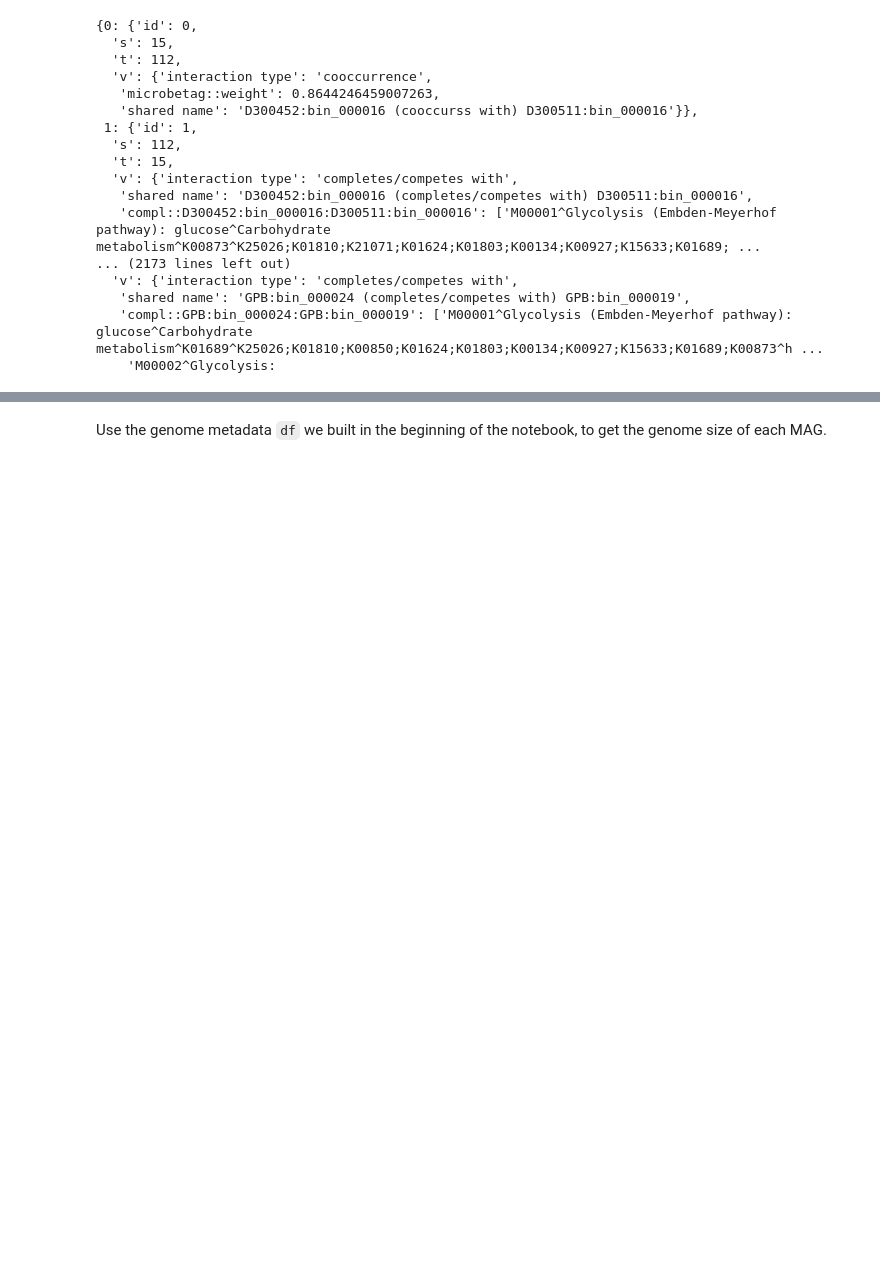
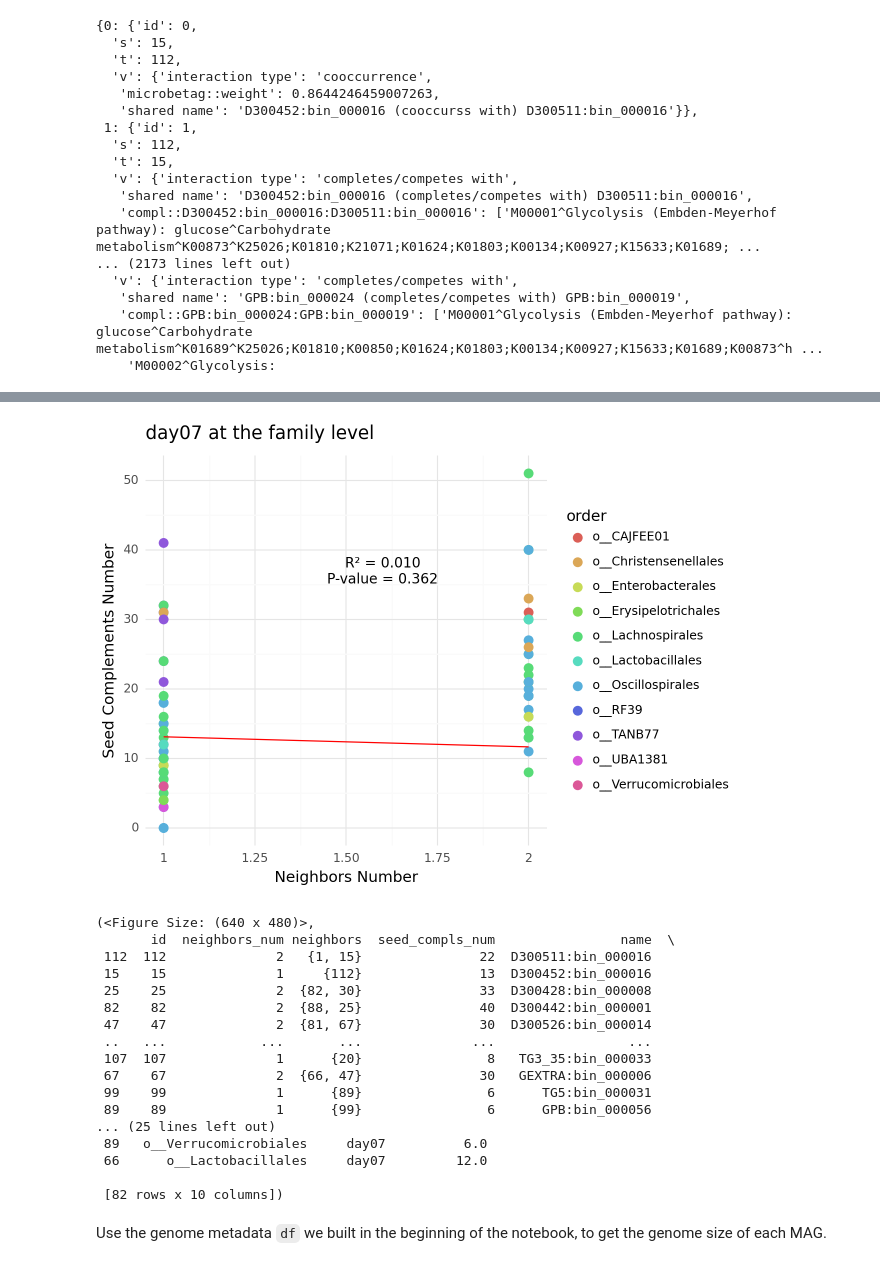
Before and after one commit to hariszaf/AMAC005_chicken_salmonella, a Jupyter notebook: microbetag_analysis/per_day_cx_stats.ipynb, the cells around one changed output, grey strips where cells are left out. Cells and saved outputs as stored; diff of their text form; code cells hidden in the pictures; blank space fills up the shorter version.

```diff
--- a/microbetag_analysis/per_day_cx_stats.ipynb
+++ b/microbetag_analysis/per_day_cx_stats.ipynb
@@ -307,19 +305,22 @@ day7.cx2.get_edges()
    'compl::GPB:bin_000024:GPB:bin_000019': ['M00001^Glycolysis (Embden-Meyerhof pathway): glucose^Carbohydrate metabolism^K01689^K25026;K01810;K00850;K01624;K01803;K00134;K00927;K15633;K01689;K00873^h ...
     'M00002^Glycolysis:
 # %%
-dfs = []
+dfs = {}
 
 ratio_ggplots = []
 
 
-for idx, day in enumerate(days_parsed_nets):                      # # NOTE (Haris Zafeiropoulos, 2025-04-02):  Enumerate will keep the same order as long as we do not edit the days_parased_nets dictionary
+for _, day in enumerate(days_parsed_nets):                      # # NOTE (Haris Zafeiropoulos, 2025-04-02):  Enumerate will keep the same order as long as we do not edit the days_parased_nets dictionary
 
     day_net = days_parsed_nets[day]
 
-    rplot, df = process_cooccurrence_and_regression(
+    df = process_cooccurrence_and_regression(
         day_net, day, metabolites, env_set
     )
 
-    ratio_ggplots.append(rplot)
+    dfs[day] = df
 
-    dfs.append(df)
+
+for day, df in dfs.items():
+
+        ratio_ggplots.append( plot_neighbors_per_seed_compl(df, day,  model="WLS") )  # or OLS
@@ -326,3 +365,24 @@ for idx, day in enumerate(days_parsed_nets):                      # # NOTE (Hari
+# %%
+ratio_ggplots[0]
+# %% [output]
+[figure, added]
+(<Figure Size: (640 x 480)>,
+       id  neighbors_num neighbors  seed_compls_num                name  \
+ 112  112              2   {1, 15}               22  D300511:bin_000016
+ 15    15              1     {112}               13  D300452:bin_000016
+ 25    25              2  {82, 30}               33  D300428:bin_000008
+ 82    82              2  {88, 25}               40  D300442:bin_000001
+ 47    47              2  {81, 67}               30  D300526:bin_000014
+ ..   ...            ...       ...              ...                 ...
+ 107  107              1      {20}                8   TG3_35:bin_000033
+ 67    67              2  {66, 47}               30   GEXTRA:bin_000006
+ 99    99              1      {89}                6      TG5:bin_000031
+ 89    89              1      {99}                6      GPB:bin_000056
+... (25 lines left out)
+ 89   o__Verrucomicrobiales     day07          6.0
+ 66      o__Lactobacillales     day07         12.0
+
+ [82 rows x 10 columns])
 # %%
 for index, plot in enumerate(ratio_ggplots):
 
```
Also changed, not shown: parts of 3 cells of this notebook, 2 other files.
